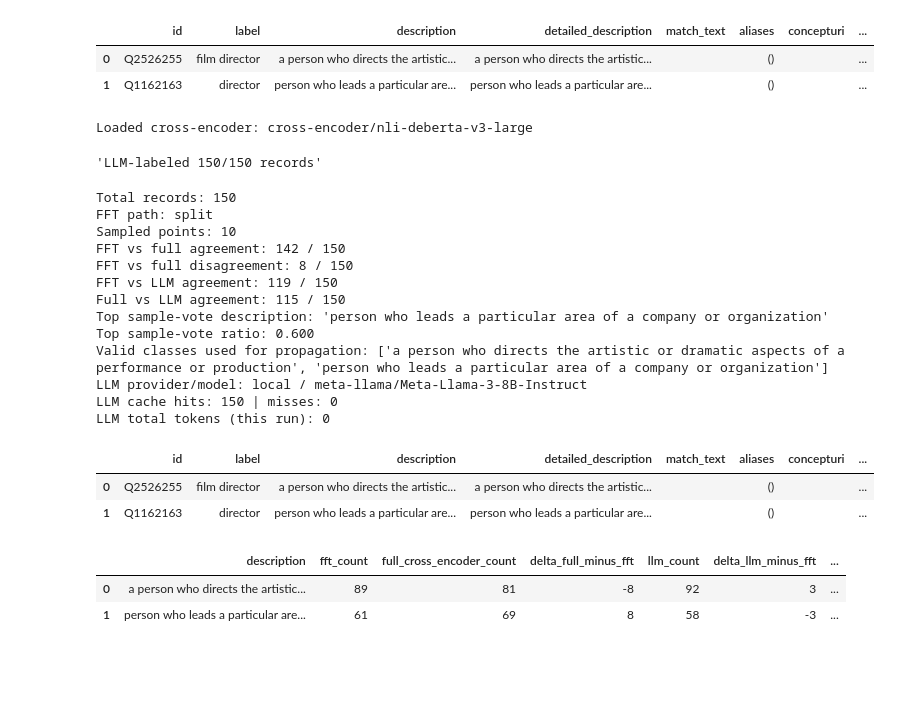
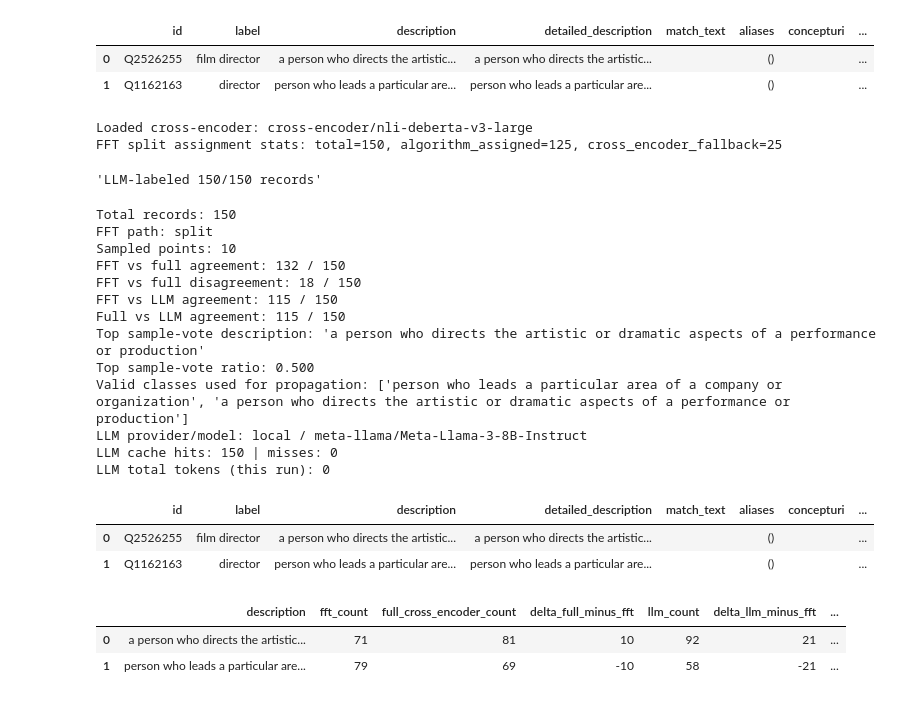
Before and after one commit to YxRicardo/LiteSemRAG, a Jupyter notebook: jupyter_notebooks/hotpotqa_fft_span_compare.ipynb, the cells around one changed output. Drawn from its saved outputs; the diff is of its cells as text; code cells hidden in the pictures; blank space fills up the shorter version.

```diff
--- a/jupyter_notebooks/hotpotqa_fft_span_compare.ipynb
+++ b/jupyter_notebooks/hotpotqa_fft_span_compare.ipynb
@@ -67,8 +67,8 @@ DEFAULT_MAX_LENGTH = 512
 DEFAULT_CONTEXT_MODE = "sentence_neighbors"  # "sentence", "sentence_neighbors", "full_text"
 DEFAULT_REDUCTION_METHOD = "tsne"  # "pca" or "tsne"
 DEFAULT_RANDOM_STATE = 42
-DEFAULT_CONSENSUS_RATIO_THRESHOLD = 0.8
-DEFAULT_D1_D2_RATIO_THRESHOLD = 0.8
+DEFAULT_CONSENSUS_RATIO_THRESHOLD = 0.9
+DEFAULT_D1_D2_RATIO_THRESHOLD = 0.9
 DEFAULT_MAX_SAMPLES = 10
 DEFAULT_QUERY_KIND = None
 
@@ -654,6 +654,11 @@ def classify_records_fft_then_assign(
             "top_description_count": int(top_aggregated_candidate["count"]),
             "final_assignments": final_assignments,
             "valid_classes": [top_aggregated_candidate["description"]],
+            "assignment_stats": {
+                "total_records": len(records),
+                "algorithm_assigned_count": len(final_assignments),
+                "cross_encoder_fallback_count": 0,
+            },
         }
 
     description_groups = defaultdict(list)
@@ -745,6 +750,12 @@ def classify_records_fft_then_assign(
         )
 
     final_assignments.sort(key=lambda item: item["record_index"])
+    algorithm_assigned_count = sum(
+        1 for item in final_assignments if item["provenance"] in {"class_seed", "d1_d2"}
+    )
+    cross_encoder_fallback_count = sum(
+        1 for item in final_assignments if item["provenance"] == "model_judgment"
+    )
     return {
         "path_taken": "split",
         "sampled_indices": sampled_indices,
@@ -758,6 +769,11 @@ def classify_records_fft_then_assign(
         "top_description_count": int(top_aggregated_candidate["count"]),
         "final_assignments": final_assignments,
         "valid_classes": medoid_descriptions,
+        "assignment_stats": {
+            "total_records": len(records),
+            "algorithm_assigned_count": algorithm_assigned_count,
+            "cross_encoder_fallback_count": cross_encoder_fallback_count,
+        },
     }
 # %%
 def build_assignment_frame(records, assignments, method_name):
@@ -1165,6 +1288,20 @@ fft_result = classify_records_fft_then_assign(
     d1_d2_ratio_threshold=D1_D2_RATIO_THRESHOLD,
     batch_size=CROSS_ENCODER_BATCH_SIZE,
 )
+fft_assignment_stats = fft_result.get("assignment_stats", {})
+if fft_result["path_taken"] == "split":
+    print(
+        "FFT split assignment stats: "
+        f"total={fft_assignment_stats.get('total_records', len(records))}, "
+        f"algorithm_assigned={fft_assignment_stats.get('algorithm_assigned_count', 0)}, "
+        f"cross_encoder_fallback={fft_assignment_stats.get('cross_encoder_fallback_count', 0)}"
+    )
+else:
+    print(
+        "FFT path reached consensus directly; "
+        f"total={fft_assignment_stats.get('total_records', len(records))}, "
+        "cross_encoder_fallback=0"
+    )
 full_cross_encoder_assignments = classify_records_full_cross_encoder(
     records,
     candidate_bank,
@@ -1184,40 +1321,41 @@ if ENABLE_LLM_VALIDATION:
         candidate_bank,
         cache_path=LLM_CACHE_PATH,
         context_word_window=LLM_CONTEXT_WORD_WINDOW,
         config=llm_config,
         client=llm_client,
         max_tokens=LLM_MAX_TOKENS,
     )
 
 fft_assignment_df = build_assignment_frame(records, fft_result["final_assignments"], "fft_then_assign")
 full_assignment_df = build_assignment_frame(records, full_cross_encoder_assignments, "full_cross_encoder")
 if llm_result is not None:
     llm_assignment_df = build_assignment_frame(records, llm_result["assignments"], "llm_semantic_label")
 comparison_df = compare_assignment_frames(fft_assignment_df, full_assignment_df, llm_assignment_df)
 summary_df = summarize_assignments(comparison_df, fft_result, candidate_definitions_df, llm_result=llm_result)
 
 display(summary_df)
 # %% [output]
 Loaded cross-encoder: cross-encoder/nli-deberta-v3-large
+FFT split assignment stats: total=150, algorithm_assigned=125, cross_encoder_fallback=25
 'LLM-labeled 150/150 records'
 Total records: 150
 FFT path: split
 Sampled points: 10
-FFT vs full agreement: 142 / 150
-FFT vs full disagreement: 8 / 150
-FFT vs LLM agreement: 119 / 150
+FFT vs full agreement: 132 / 150
+FFT vs full disagreement: 18 / 150
+FFT vs LLM agreement: 115 / 150
 Full vs LLM agreement: 115 / 150
-Top sample-vote description: 'person who leads a particular area of a company or organization'
-Top sample-vote ratio: 0.600
-Valid classes used for propagation: ['a person who directs the artistic or dramatic aspects of a performance or production', 'person who leads a particular area of a company or organization']
+Top sample-vote description: 'a person who directs the artistic or dramatic aspects of a performance or production'
+Top sample-vote ratio: 0.500
+Valid classes used for propagation: ['person who leads a particular area of a company or organization', 'a person who directs the artistic or dramatic aspects of a performance or production']
 LLM provider/model: local / meta-llama/Meta-Llama-3-8B-Instruct
 LLM cache hits: 150 | misses: 0
 LLM total tokens (this run): 0
 |  | id | label | description | detailed_description | match_text | aliases | concepturi | ... |
 | 0 | Q2526255 | film director | a person who directs the artistic... | a person who directs the artistic... |  | () |  | ... |
 | 1 | Q1162163 | director | person who leads a particular are... | person who leads a particular are... |  | () |  | ... |
 |  | description | fft_count | full_cross_encoder_count | delta_full_minus_fft | llm_count | delta_llm_minus_fft | ... |
-| 0 | a person who directs the artistic... | 89 | 81 | -8 | 92 | 3 | ... |
-| 1 | person who leads a particular are... | 61 | 69 | 8 | 58 | -3 | ... |
+| 0 | a person who directs the artistic... | 71 | 81 | 10 | 92 | 21 | ... |
+| 1 | person who leads a particular are... | 79 | 69 | -10 | 58 | -21 | ... |
 # %%
 sample_records_df = pd.DataFrame(fft_result["sample_prediction_records"])
```
Also changed, not shown: parts of 3 cells of this notebook, 3 other files.
